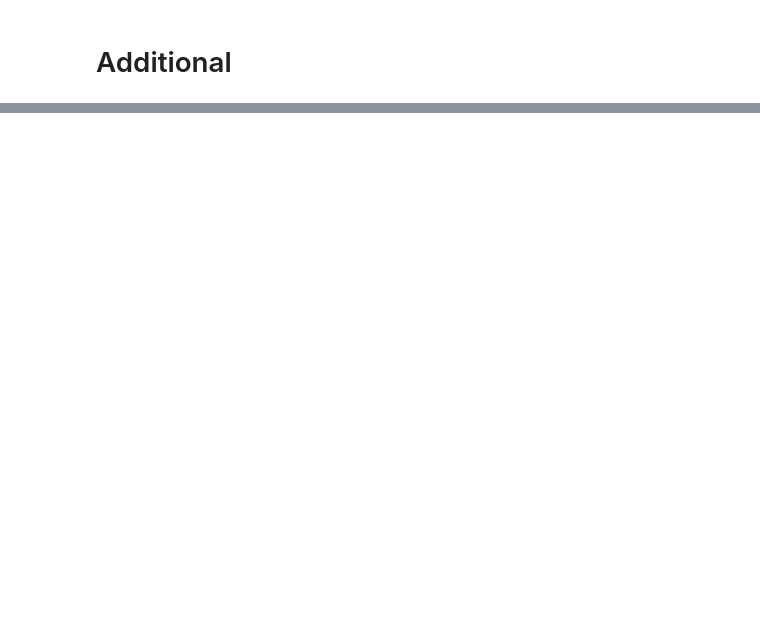
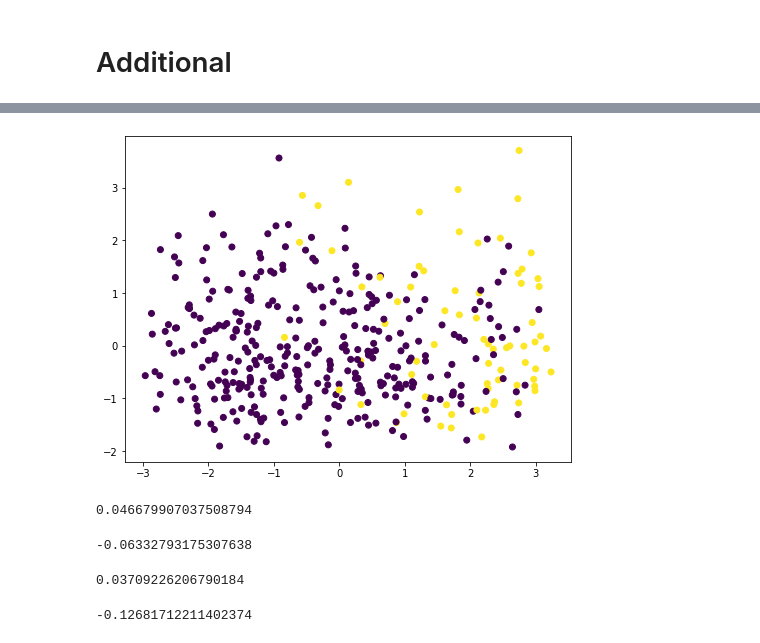
Before and after one commit to philsaurabh/Tutorials, a Jupyter notebook: Principal_Component_Analysis.ipynb, the cells around one changed output, grey strips where cells are left out. Cells and saved outputs as stored; diff of their text form; code cells hidden in the pictures; blank space fills up the shorter version.

```diff
--- a/Principal_Component_Analysis.ipynb
+++ b/Principal_Component_Analysis.ipynb
@@ -219,0 +242,32 @@ Text(0, 0.5, 'Cumulative explained variance')
+# %%
+pca2 = PCA(n_components=2)
+pca2.fit(X_std)
+x_3d = pca2.transform(X_std)
+
+plt.figure(figsize=(8,6))
+plt.scatter(x_3d[:,0], x_3d[:,1], c=df['Defaultee'])
+plt.show()
+# %% [output]
+[figure, added]
+# %%
+pca2 = PCA(n_components=6)
+pca2.fit(X_std)
+x_3d = pca2.transform(X_std)
+X_train, X_test, y_train, y_test = train_test_split(X_std, y, train_size = 0.8, test_size = 0.2)# random_state = 100
+reg = LinearRegression().fit(X_train, y_train)
+print(reg.score(X_train, y_train))
+reg.score(X_test, y_test)
+# %% [output]
+0.046679907037508794
+-0.06332793175307638
+# %%
+pca2 = PCA(n_components=2)
+pca2.fit(X_std)
+x_3d = pca2.transform(X_std)
+X_train, X_test, y_train, y_test = train_test_split(X_std, y, train_size = 0.8, test_size = 0.2)# random_state = 100
+reg = LinearRegression().fit(X_train, y_train)
+print(reg.score(X_train, y_train))
+reg.score(X_test, y_test)
+# %% [output]
+0.03709226206790184
+-0.12681712211402374
```
Also changed, not shown: parts of 12 cells of this notebook.
